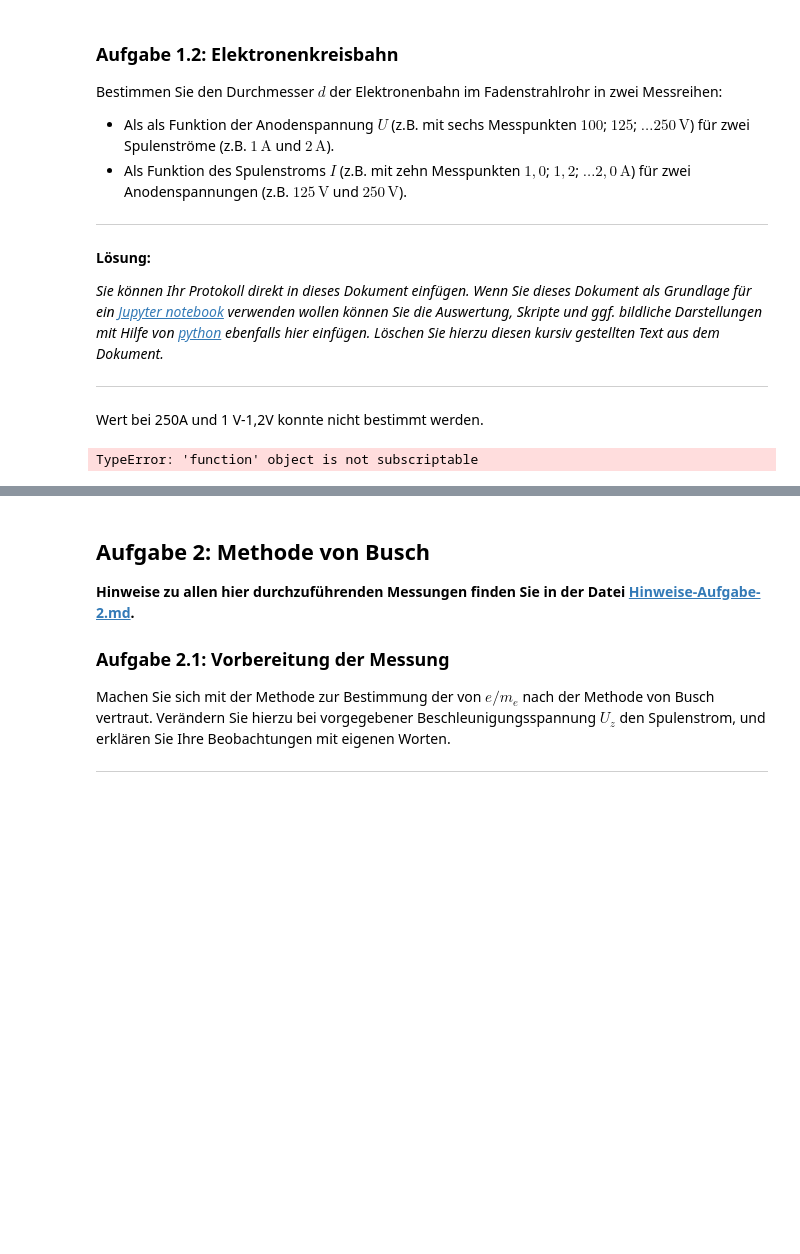
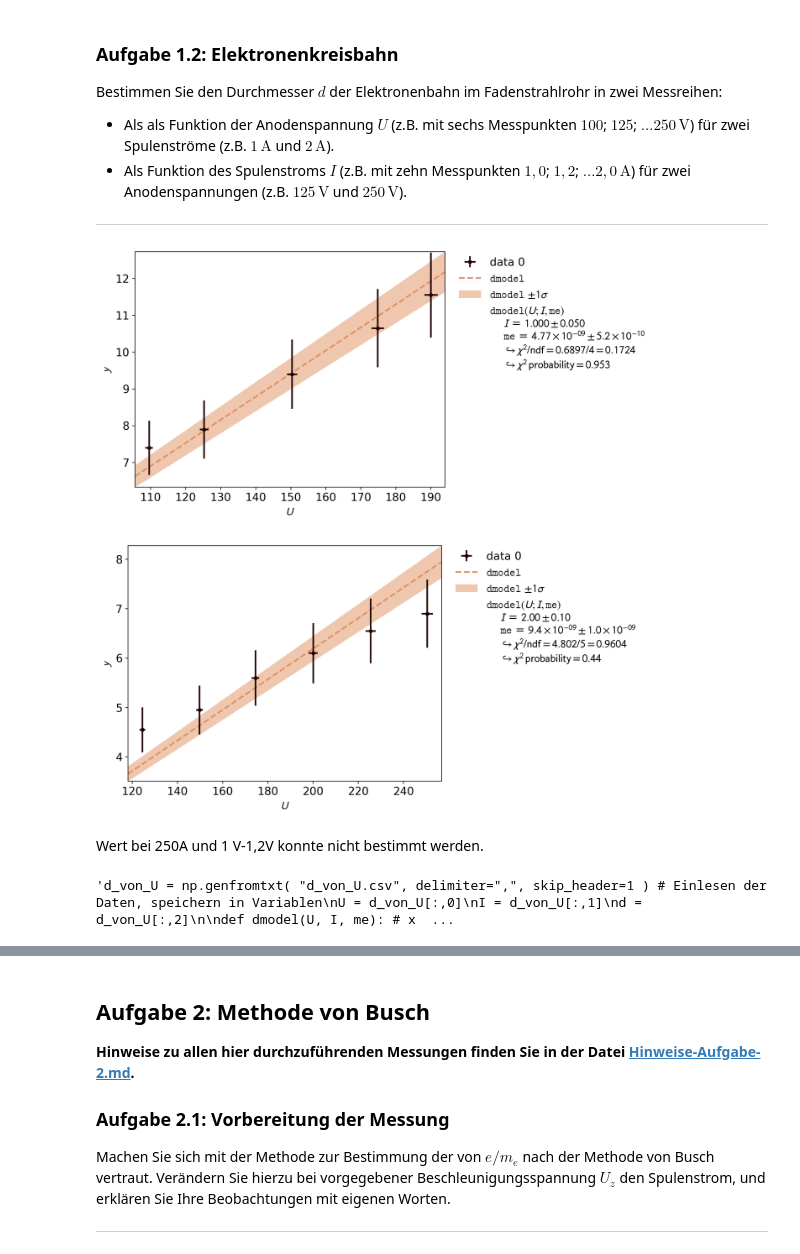
Before and after one commit to martin8ner/P1, a Jupyter notebook: Spezifische_Ladung_des_Elektrons/Mo01_Spezifische_Ladung_des_Elektrons.ipynb, the cells around one changed output, grey strips where cells are left out. Cells and saved outputs as stored; diff of their text form; code cells hidden in the pictures; blank space fills up the shorter version.

```diff
--- a/Spezifische_Ladung_des_Elektrons/Mo01_Spezifische_Ladung_des_Elektrons.ipynb
+++ b/Spezifische_Ladung_des_Elektrons/Mo01_Spezifische_Ladung_des_Elektrons.ipynb
@@ -155,33 +178,68 @@ Bestimmen Sie den Durchmesser $d$ der Elektronenbahn im Fadenstrahlrohr in zwei
  * Als Funktion des Spulenstroms $I$ (z.B. mit zehn Messpunkten $1,0$; $1,2$; $\ldots 2,0\,\mathrm{A}$) für zwei Anodenspannungen (z.B. $125\,\mathrm{V}$ und $250\,\mathrm{V}$).
 
 ---
-# %% [markdown]
-**Lösung:**
-
-*Sie können Ihr Protokoll direkt in dieses Dokument einfügen. Wenn Sie dieses Dokument als Grundlage für ein [Jupyter notebook](https://jupyter.org/) verwenden wollen können Sie die Auswertung, Skripte und ggf. bildliche Darstellungen mit Hilfe von [python](https://www.python.org/) ebenfalls hier einfügen. Löschen Sie hierzu diesen kursiv gestellten Text aus dem Dokument.*
-
----
+# %%
+d_von_U = np.genfromtxt( "d_von_U.csv", delimiter=",", skip_header=1 ) # Einlesen der Daten, speichern in Variablen
+U = d_von_U[:,0]
+I = d_von_U[:,1]
+d = d_von_U[:,2]
+
+def dmodel(U, I, me): # x = U/I**2
+    N = 130
+    R = 0.15
+    x = U/I**2
+    return x * me * (125 * R**2) / (8 * mu**2 * N**2)
+
+I_error = 0.05 # relative; nochmal beim Netzgerät nachschauen
+U_error = 0.01 # relative; nochmal beim Netzgerät nachschauen, hier nicht die Hall Spannung
+d_error = 0.1 # relative
+
+#first with data for which I = 1A
+fit = kafe2.XYFit(xy_data=[U[:5], d[:5]], model_function=dmodel)
+fit.add_error(axis='y', err_val=d_error, relative=True)
+fit.add_error(axis='x', err_val=U_error, relative=True)
+
+fit.add_parameter_constraint(name='I',   value=1,   uncertainty=I_error, relative=True)
+
+fit.do_fit()
+plot = kafe2.Plot(fit)
+plot.plot()
+plot.show()
+
+#now with data for which I = 2A
+fit = kafe2.XYFit(xy_data=[U[5:], d[5:]], model_function=dmodel)
+fit.add_error(axis='y', err_val=d_error, relative=True)
+fit.add_error(axis='x', err_val=U_error, relative=True)
+
+fit.add_parameter_constraint(name='I', value=2, uncertainty=I_error, relative=True)
+
+fit.do_fit()
+plot = kafe2.Plot(fit)
+plot.plot()
+plot.show()
+# %% [output]
+[figure, added]
+[figure, added]
 # %% [markdown]
 Wert bei 250A und 1 V-1,2V konnte nicht bestimmt werden.
 # %%
-d_von_U = np.genfromtxt( "d_von_U.csv", delimiter=",", skip_header=1 ) # Einlesen der Daten, speichern in Variablen
+"""d_von_U = np.genfromtxt( "d_von_U.csv", delimiter=",", skip_header=1 ) # Einlesen der Daten, speichern in Variablen
 U = d_von_U[:,0]
 I = d_von_U[:,1]
 d = d_von_U[:,2]
 
-def d(U, I, me): # x = U/I**2
+def dmodel(U, I, me): # x = U/I**2
     N = 130
     R = 0.15
     x = U
     return x * me * (125 * R**2) / (8 * mu**2 * N**2)
 
-I_error = 0.05 # relative; nochmal beim Netzgerät nachschauen
-U_error = 0.01 # relative; nochmal beim Netzgerät nachschauen, hier nicht die Hall Spannung
+
 d_error = 0.1 # relative
 
 
 #first with data for which I = 1A
-fit = kafe2.XYFit(xy_data=[U[:7], d[:7]], model_function=d)
+fit = kafe2.XYFit(xy_data=[U[:7], d[:7]], model_function=dmodel)
 fit.add_error(axis='y', err_val=d_error, relative=True)
 fit.add_error(axis='x', err_val=U_error, relative=True)
 
@@ -189,6 +247,7 @@ fit.add_parameter_constraint(name=I, value=1, uncertainty=I_error, relative=True
 
 fit.do_fit()
 plot = kafe2.Plot(fit)
+plot.plot()
 plot.show()
 
 #now with data for which I = 2A
@@ -200,6 +259,6 @@ fit.add_parameter_constraint(name=I, value=2, uncertainty=I_error, relative=True
 
 fit.do_fit()
 plot = kafe2.Plot(fit)
-plot.show()
+plot.show()"""
 # %% [output]
-TypeError: 'function' object is not subscriptable
+'d_von_U = np.genfromtxt( "d_von_U.csv", delimiter=",", skip_header=1 ) # Einlesen der Daten, speichern in Variablen\nU = d_von_U[:,0]\nI = d_von_U[:,1]\nd = d_von_U[:,2]\n\ndef dmodel(U, I, me): # x  ...
```
Also changed, not shown: parts of 7 cells of this notebook, 11 other files.
